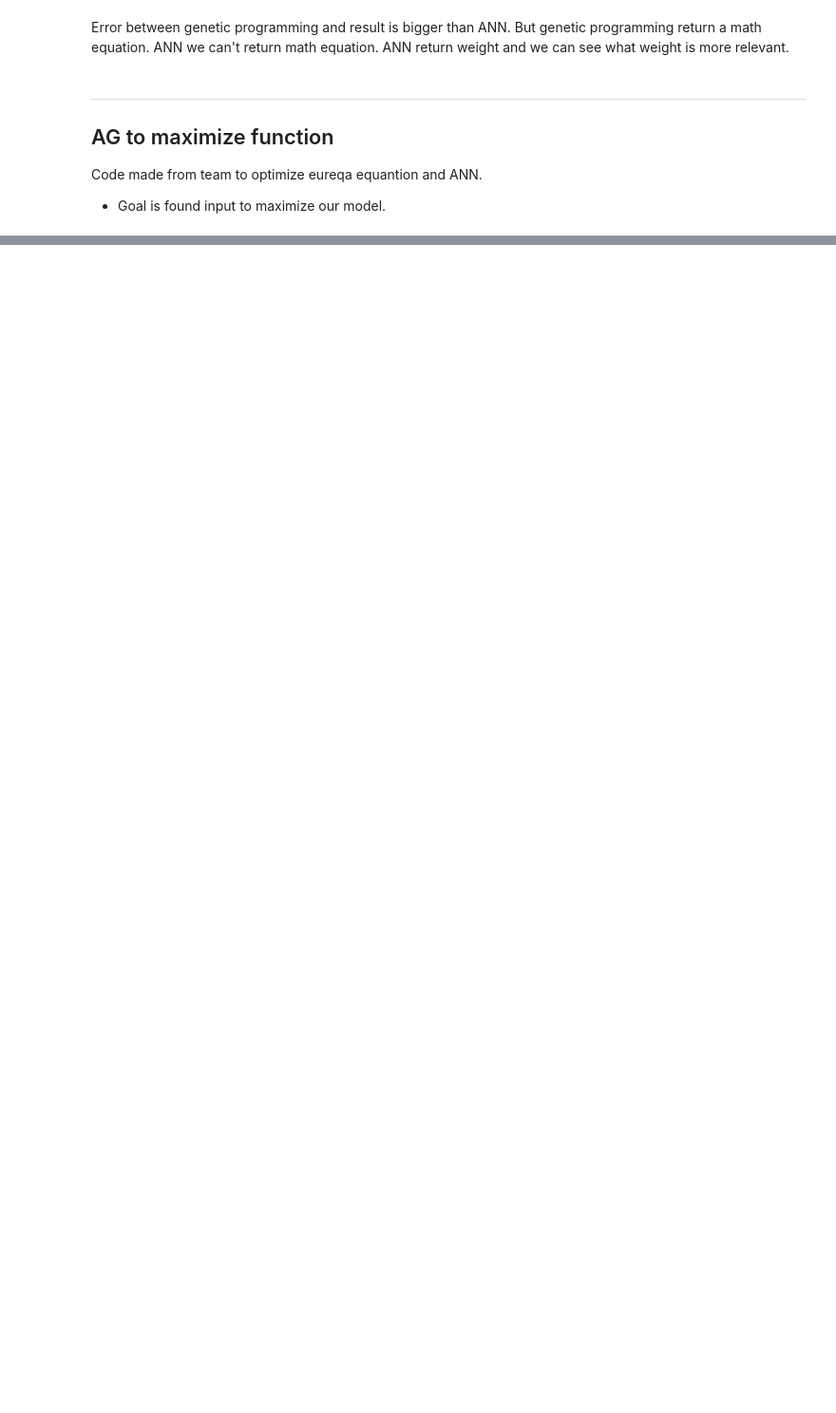
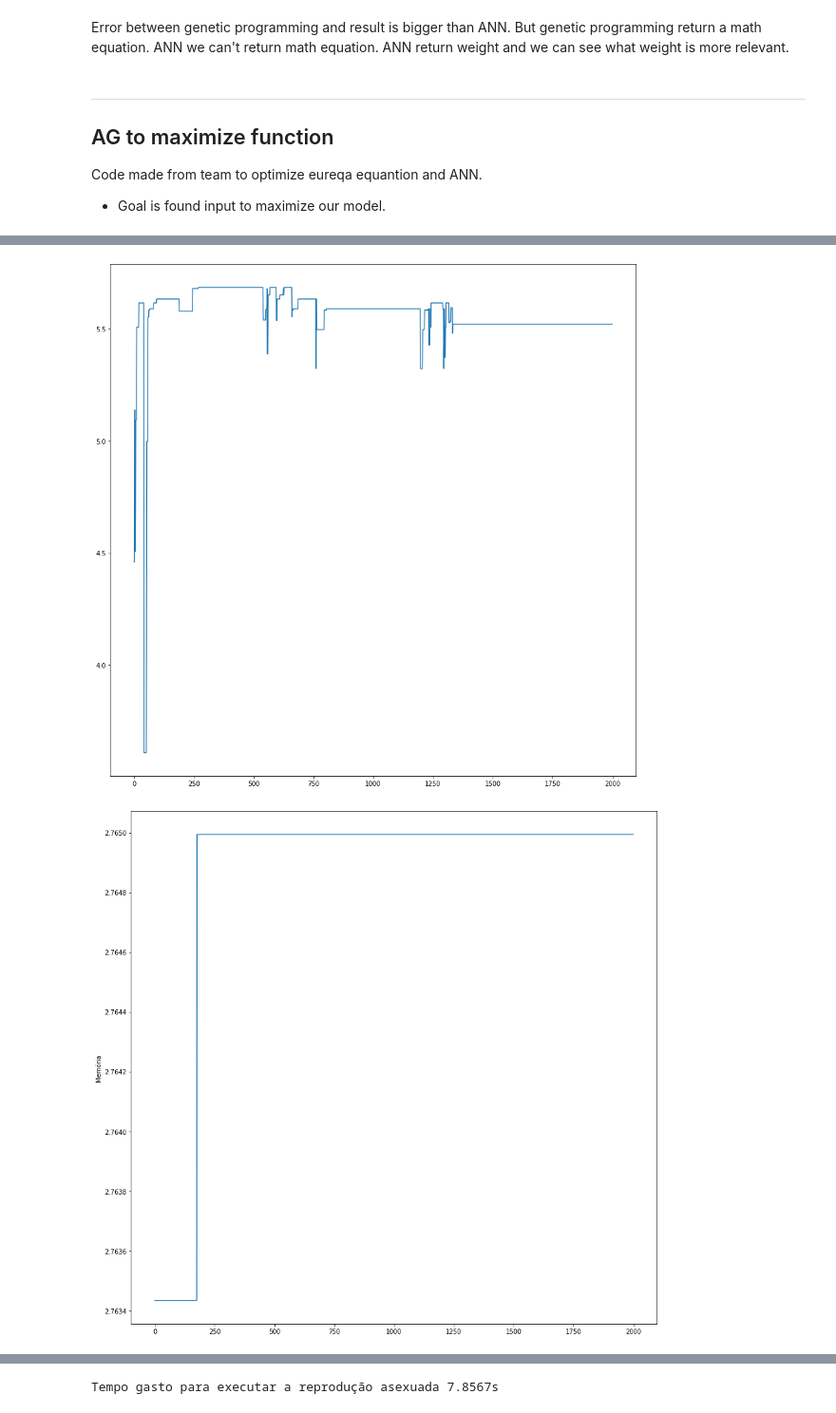
Before and after one commit to MatteusStranger/genetic_algorithm_mc906, a Jupyter notebook: report.ipynb, the cells around one changed output, grey strips where cells are left out. Shown at 95% size. Cells and saved outputs as stored; diff of their text form; code cells hidden in the pictures; blank space fills up the shorter version.

```diff
--- a/report.ipynb
+++ b/report.ipynb
@@ -143,0 +169,8 @@ Code made from team to optimize eureqa equantion and ANN.
+# %%
+## Assexual
+ag1 = ag_asex.ag_asex()
+ag1.setModel(mm)
+t = Timer(lambda: ag1.agOptim(ag1.fm, with_plot=True))
+tempo = t.timeit(number=1)
+print(f"Tempo gasto para executar a reprodução asexuada {tempo:0.4f}s")
+# %% [output]
@@ -143,0 +179,2 @@ Code made from team to optimize eureqa equantion and ANN.
+[figure, added]
+[figure, added]
@@ -143,0 +182 @@ Code made from team to optimize eureqa equantion and ANN.
+Tempo gasto para executar a reprodução asexuada 7.8567s
```
Also changed, not shown: parts of 7 cells of this notebook.
